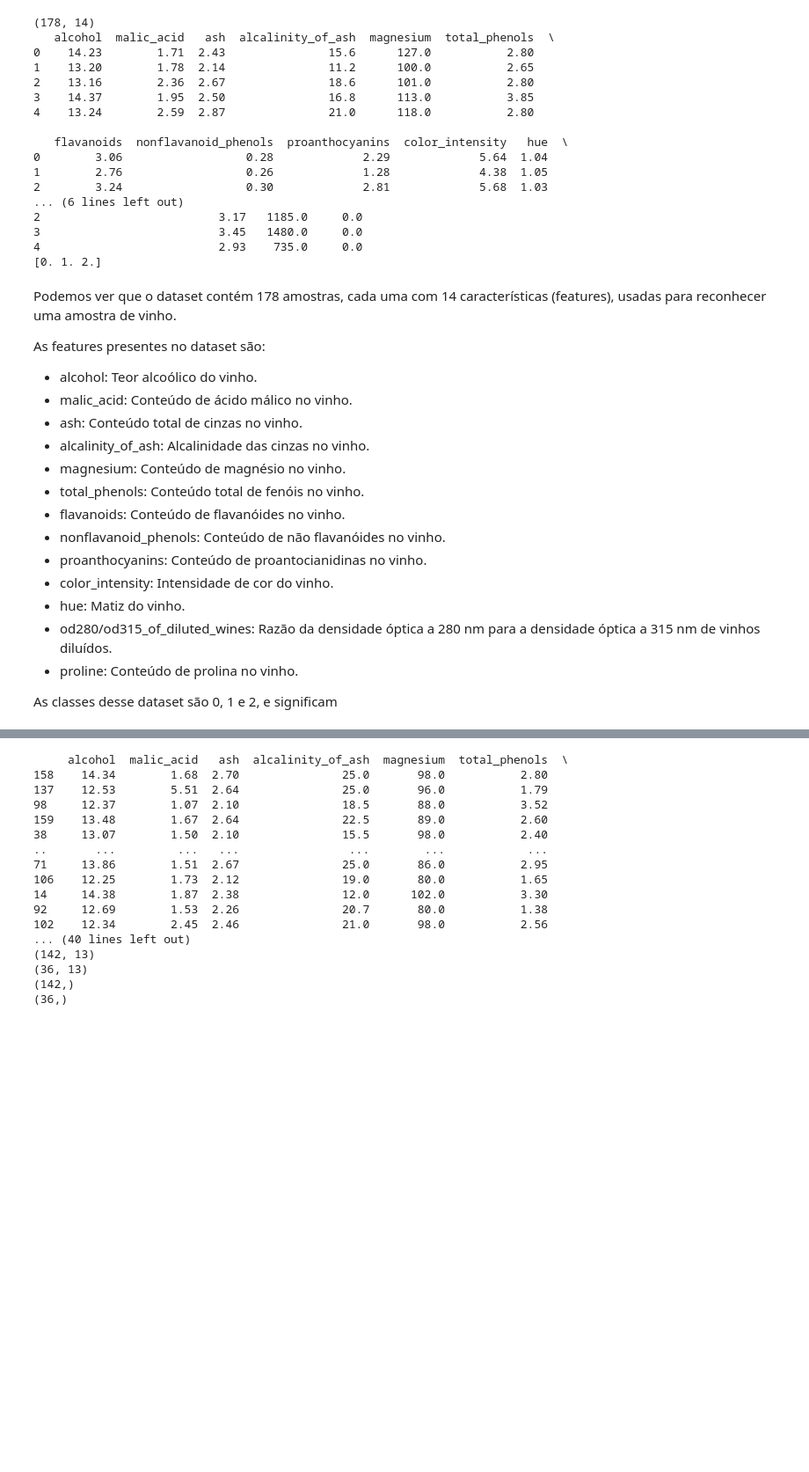
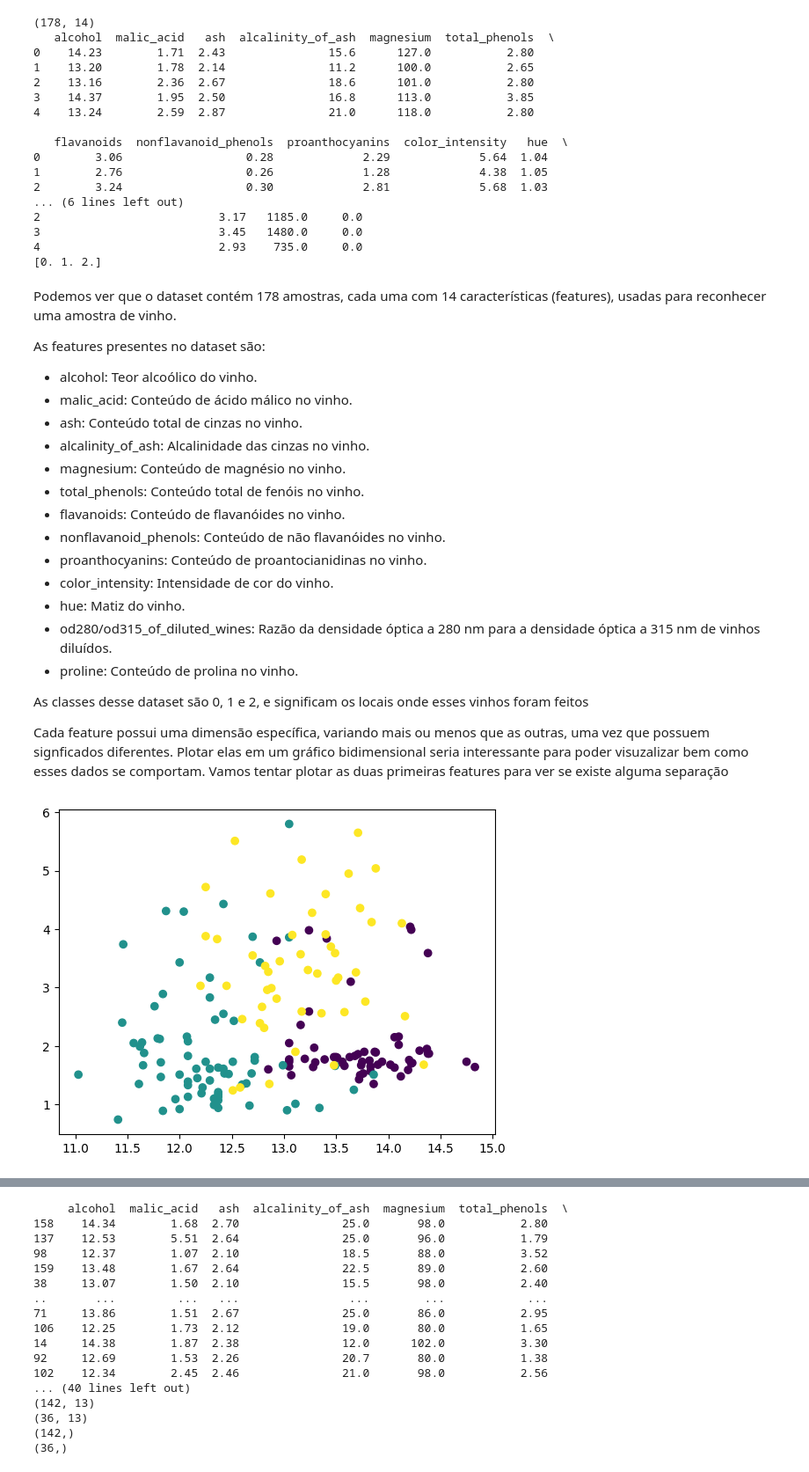
Before and after one commit to salocinrevenge/AlgeLin-ML, a Jupyter notebook: tarefa1.ipynb, the cells around one changed output, grey strips where cells are left out. Shown at 88% size. Drawn from its saved outputs; the diff is of its cells as text; code cells hidden in the pictures; blank space fills up the shorter version.

```diff
--- a/tarefa1.ipynb
+++ b/tarefa1.ipynb
@@ -95,4 +95,12 @@ As features presentes no dataset são:
 - od280/od315_of_diluted_wines: Razão da densidade óptica a 280 nm para a densidade óptica a 315 nm de vinhos diluídos.
 - proline: Conteúdo de prolina no vinho.
 
-As classes desse dataset são 0, 1 e 2, e significam
+As classes desse dataset são 0, 1 e 2, e significam os locais onde esses vinhos foram feitos
+
+Cada feature possui uma dimensão específica, variando mais ou menos que as outras, uma vez que possuem signficados diferentes. Plotar elas em um gráfico bidimensional seria interessante para poder visuzalizar bem como esses dados se comportam. Vamos tentar plotar as duas primeiras features para ver se existe alguma separação
+# %%
+plt.scatter(data["alcohol"], data["malic_acid"], c=data["target"])
+plt.show()
+plt.close()
+# %% [output]
+[figure, added]
```
Also changed, not shown: parts of 11 cells of this notebook.
